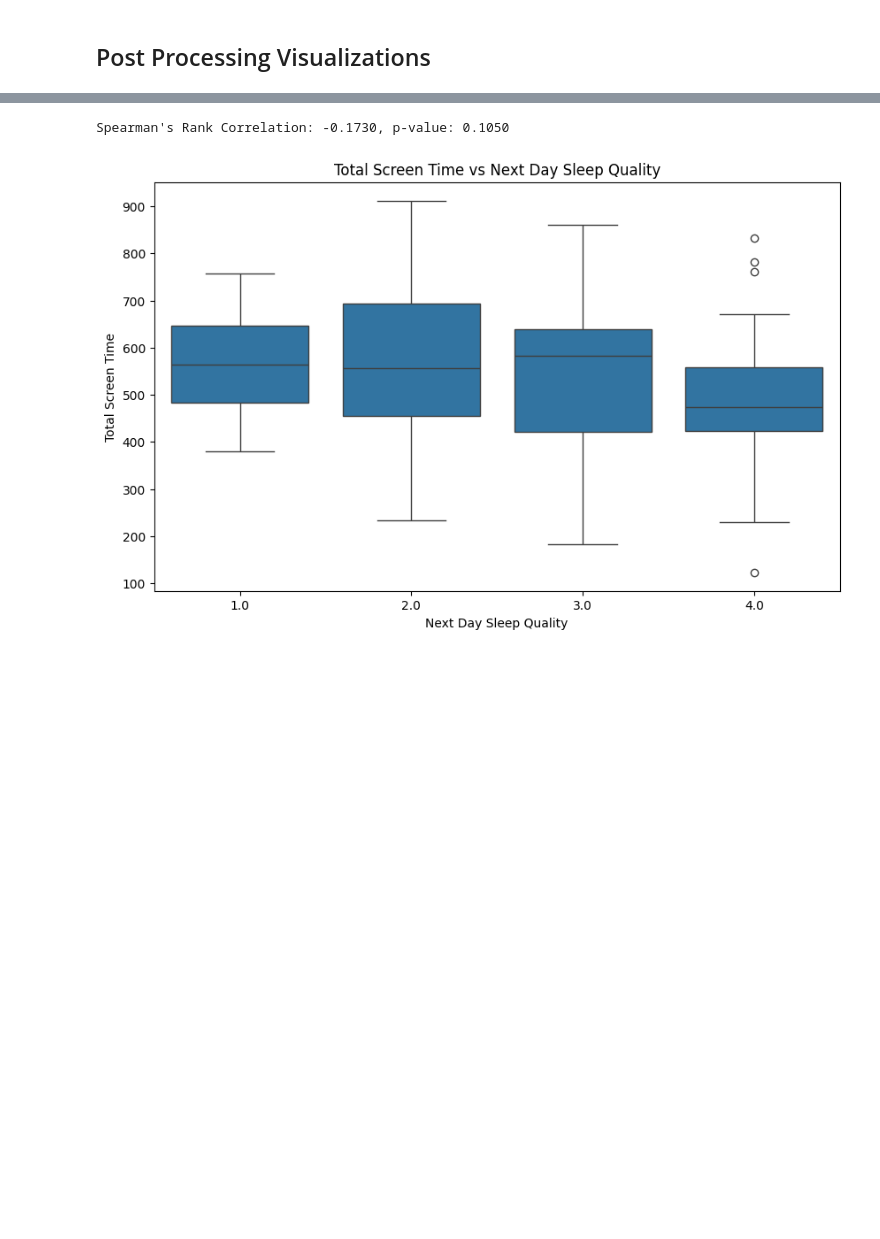
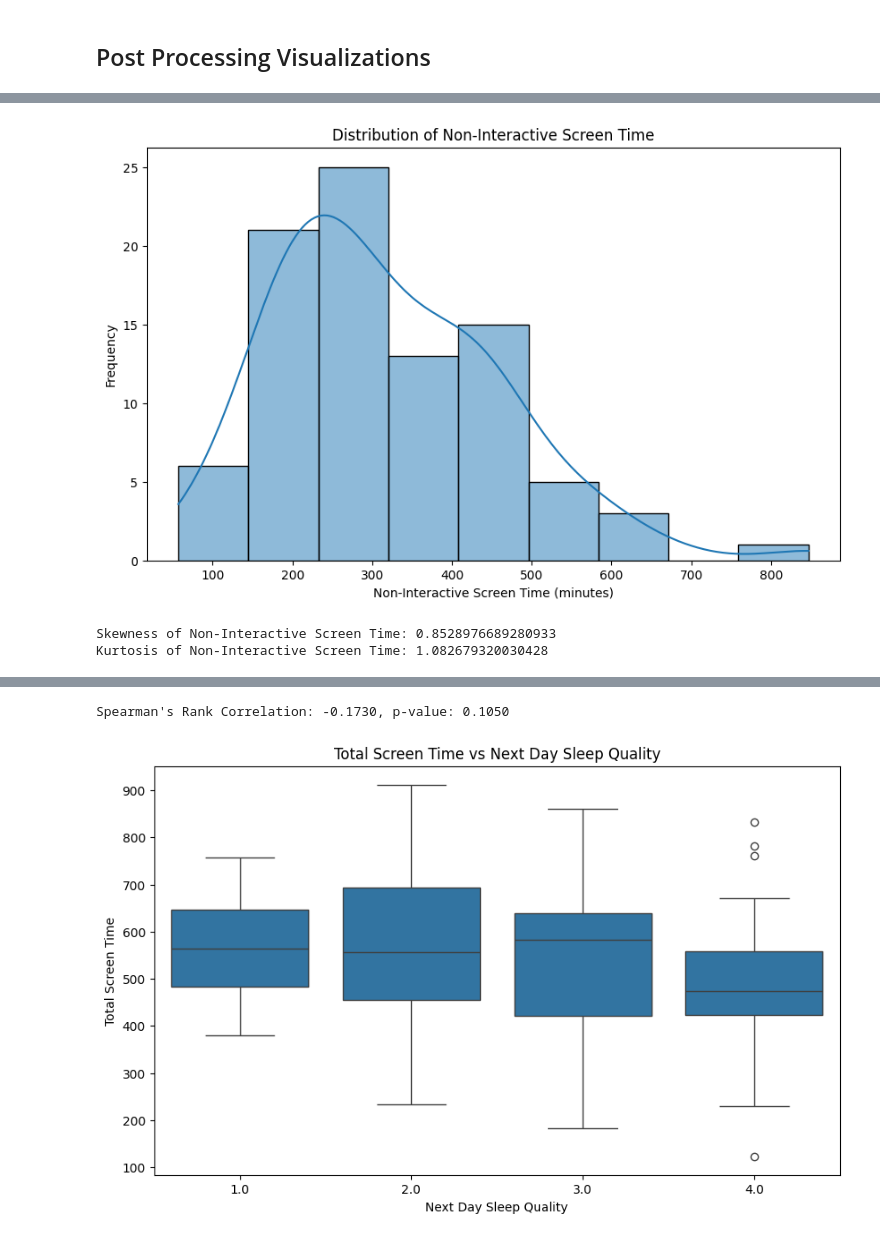
Before and after one commit to machiwao/CCDATSCL_PROJECT, a Jupyter notebook: CCDATSCL_Project_Code Implementation.ipynb, the cells around one changed output, grey strips where cells are left out. Drawn from its saved outputs; the diff is of its cells as text; code cells hidden in the pictures; blank space fills up the shorter version.

```diff
--- a/CCDATSCL_Project_Code Implementation.ipynb
+++ b/CCDATSCL_Project_Code Implementation.ipynb
@@ -329,0 +310,15 @@ std                   142.97881
+# %%
+# Histogram of Noninteractive Screen Time only
+plt.figure(figsize=(10, 6))
+sns.histplot(df['NonInteractiveScreenTime'], kde=True)
+plt.title('Distribution of Non-Interactive Screen Time')
+plt.xlabel('Non-Interactive Screen Time (minutes)')
+plt.ylabel('Frequency')
+plt.show()
+# Print Skewness and Kurtosis of Noninteractive Screen Time
+print("Skewness of Non-Interactive Screen Time:", df['NonInteractiveScreenTime'].skew())
+print("Kurtosis of Non-Interactive Screen Time:", df['NonInteractiveScreenTime'].kurtosis())
+# %% [output]
+[figure, added]
+Skewness of Non-Interactive Screen Time: 0.8528976689280933
+Kurtosis of Non-Interactive Screen Time: 1.082679320030428
```
Also changed, not shown: parts of 58 cells of this notebook, 2 other files.
